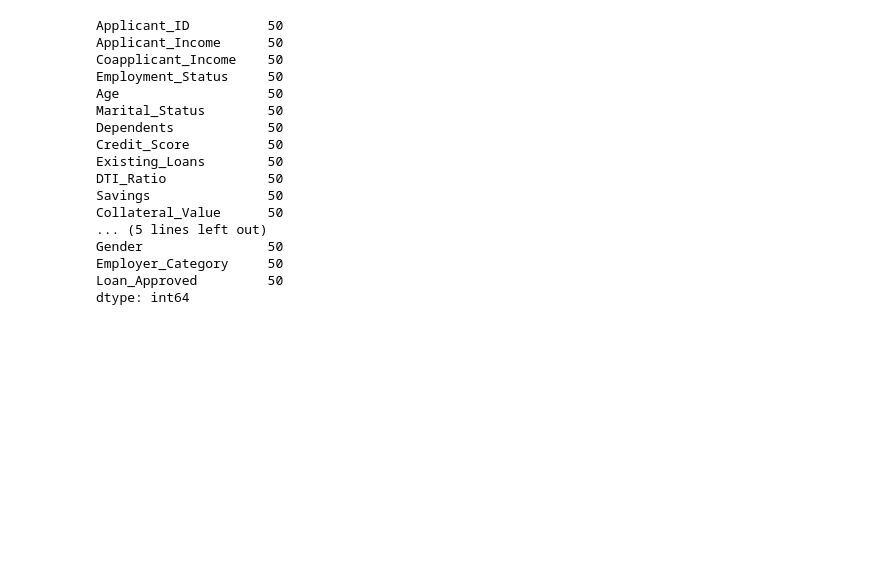
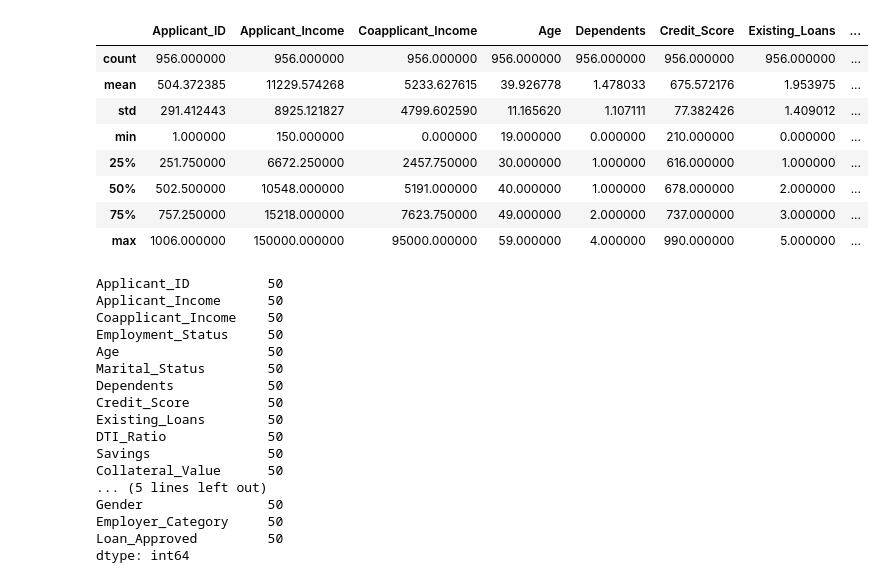
Before and after one commit to HelloShiwansh/LoanGuard-AI, a Jupyter notebook: LoanGuard.ipynb, the cells around one changed output. Cells and saved outputs as stored; diff of their text form; code cells hidden in the pictures; blank space fills up the shorter version.

```diff
--- a/LoanGuard.ipynb
+++ b/LoanGuard.ipynb
@@ -9 +18,13 @@ df = pd.read_csv("LoanGuard_data.csv")
+# %%
+df.describe()
+# %% [output]
+|  | Applicant_ID | Applicant_Income | Coapplicant_Income | Age | Dependents | Credit_Score | Existing_Loans | ... |
+| count | 956.000000 | 956.000000 | 956.000000 | 956.000000 | 956.000000 | 956.000000 | 956.000000 | ... |
+| mean | 504.372385 | 11229.574268 | 5233.627615 | 39.926778 | 1.478033 | 675.572176 | 1.953975 | ... |
+| std | 291.412443 | 8925.121827 | 4799.602590 | 11.165620 | 1.107111 | 77.382426 | 1.409012 | ... |
+| min | 1.000000 | 150.000000 | 0.000000 | 19.000000 | 0.000000 | 210.000000 | 0.000000 | ... |
+| 25% | 251.750000 | 6672.250000 | 2457.750000 | 30.000000 | 1.000000 | 616.000000 | 1.000000 | ... |
+| 50% | 502.500000 | 10548.000000 | 5191.000000 | 40.000000 | 1.000000 | 678.000000 | 2.000000 | ... |
+| 75% | 757.250000 | 15218.000000 | 7623.750000 | 49.000000 | 2.000000 | 737.000000 | 3.000000 | ... |
+| max | 1006.000000 | 150000.000000 | 95000.000000 | 59.000000 | 4.000000 | 990.000000 | 5.000000 | ... |
 # %%
```
Also changed, not shown: parts of 29 cells of this notebook, 2 other files.
